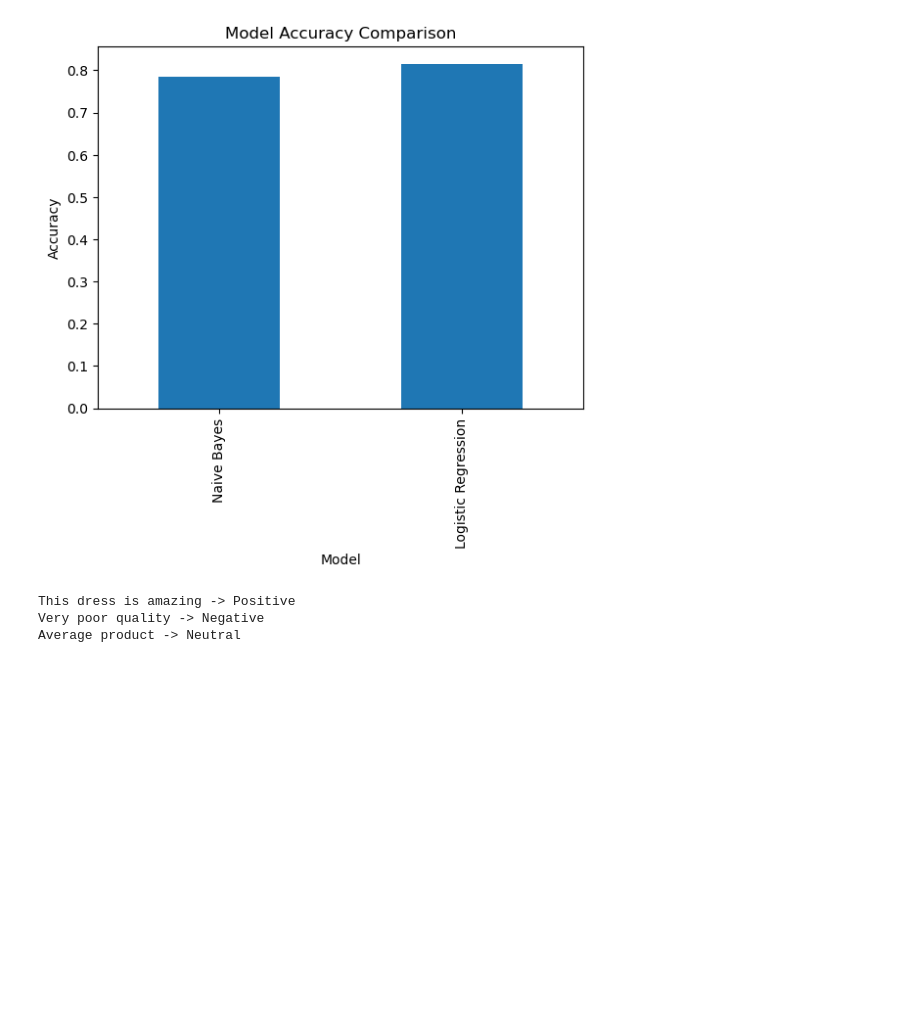
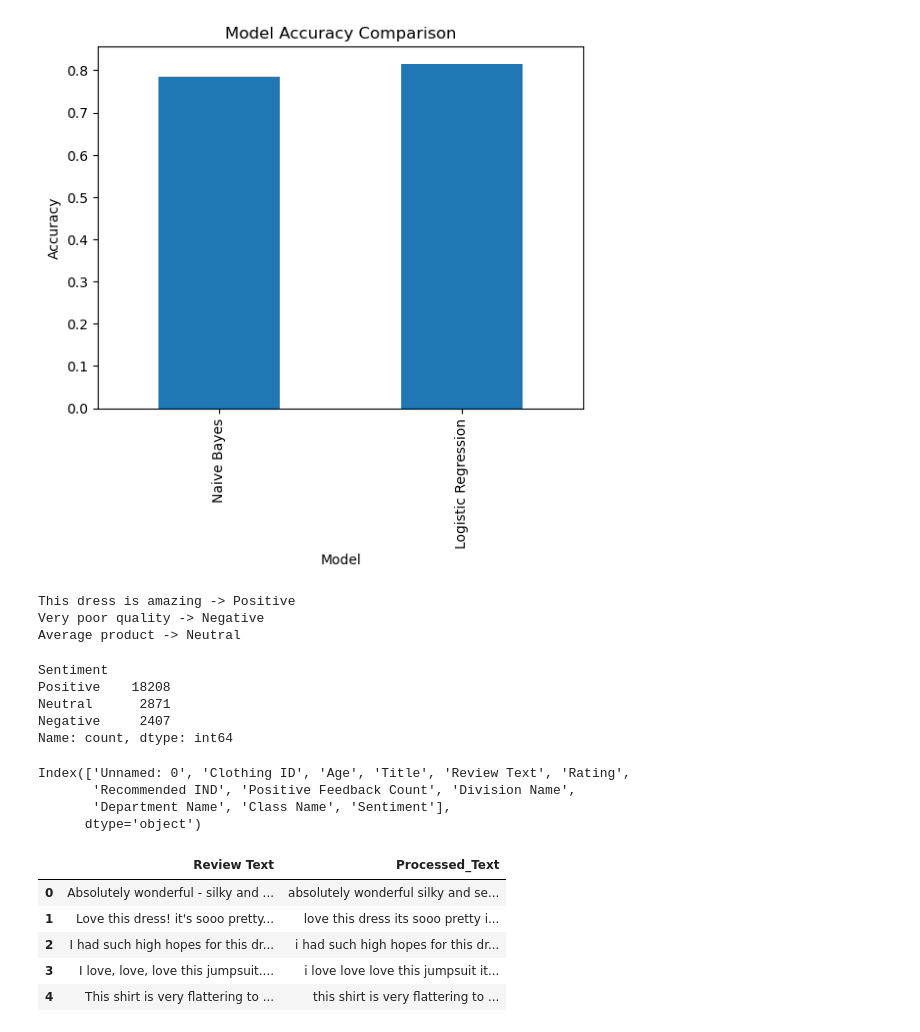
Before and after one commit to PoojaManjunath17/Customer-Review-Sentiment-Analysis, a Jupyter notebook: Sentiment_Analysis_Project.ipynb, the cells around one changed output. Drawn from its saved outputs; the diff is of its cells as text; code cells hidden in the pictures; blank space fills up the shorter version.

```diff
--- a/Sentiment_Analysis_Project.ipynb
+++ b/Sentiment_Analysis_Project.ipynb
@@ -685,0 +696,15 @@ Average product -> Neutral
+# %%
+df["Sentiment"].value_counts()
+# %% [output]
+Sentiment
+Positive    18208
+Neutral      2871
+Negative     2407
+Name: count, dtype: int64
+# %%
+df.columns
+# %% [output]
+Index(['Unnamed: 0', 'Clothing ID', 'Age', 'Title', 'Review Text', 'Rating',
+       'Recommended IND', 'Positive Feedback Count', 'Division Name',
+       'Department Name', 'Class Name', 'Sentiment'],
+      dtype='object')
@@ -685,0 +720,9 @@ Average product -> Neutral
+# %%
+df[["Review Text", "Processed_Text"]].head()
+# %% [output]
+|  | Review Text | Processed_Text |
+| 0 | Absolutely wonderful - silky and ... | absolutely wonderful silky and se... |
+| 1 | Love this dress! it's sooo pretty... | love this dress its sooo pretty i... |
+| 2 | I had such high hopes for this dr... | i had such high hopes for this dr... |
+| 3 | I love, love, love this jumpsuit.... | i love love love this jumpsuit it... |
+| 4 | This shirt is very flattering to ... | this shirt is very flattering to ... |
```
Also changed, not shown: parts of 4 cells of this notebook.
